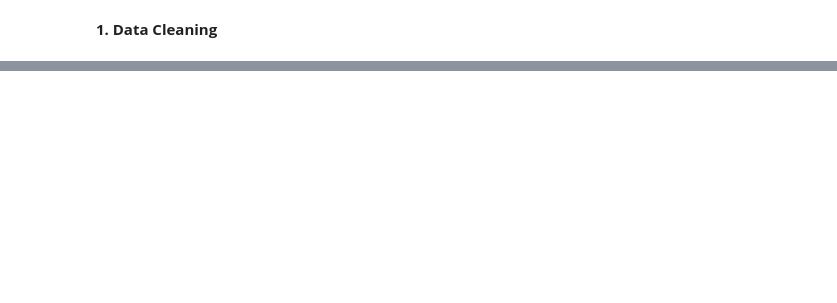
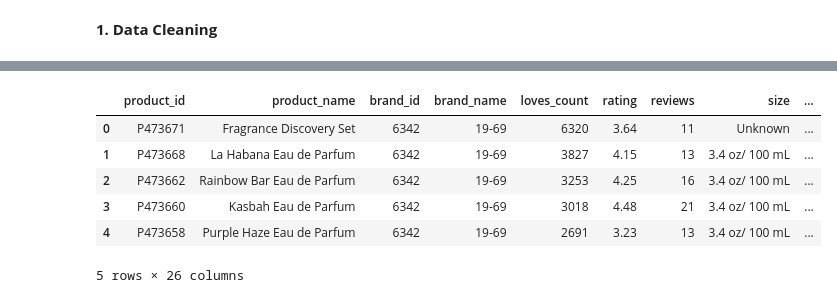
Before and after one commit to danaabdi/sephora, a Jupyter notebook: Sephora_Capstone.ipynb, the cells around one changed output, grey strips where cells are left out. Drawn from its saved outputs; the diff is of its cells as text; code cells hidden in the pictures; blank space fills up the shorter version.

```diff
--- a/Sephora_Capstone.ipynb
+++ b/Sephora_Capstone.ipynb
@@ -186,0 +235,11 @@ files.download(filename)
+# %%
+df_main= pd.read_csv('/content/clean_sephora_dataset.csv')
+df_main.head()
+# %% [output]
+|  | product_id | product_name | brand_id | brand_name | loves_count | rating | reviews | size | ... |
+| 0 | P473671 | Fragrance Discovery Set | 6342 | 19-69 | 6320 | 3.64 | 11 | Unknown | ... |
+| 1 | P473668 | La Habana Eau de Parfum | 6342 | 19-69 | 3827 | 4.15 | 13 | 3.4 oz/ 100 mL | ... |
+| 2 | P473662 | Rainbow Bar Eau de Parfum | 6342 | 19-69 | 3253 | 4.25 | 16 | 3.4 oz/ 100 mL | ... |
+| 3 | P473660 | Kasbah Eau de Parfum | 6342 | 19-69 | 3018 | 4.48 | 21 | 3.4 oz/ 100 mL | ... |
+| 4 | P473658 | Purple Haze Eau de Parfum | 6342 | 19-69 | 2691 | 3.23 | 13 | 3.4 oz/ 100 mL | ... |
+5 rows × 26 columns
```
Also changed, not shown: parts of 35 cells of this notebook.
